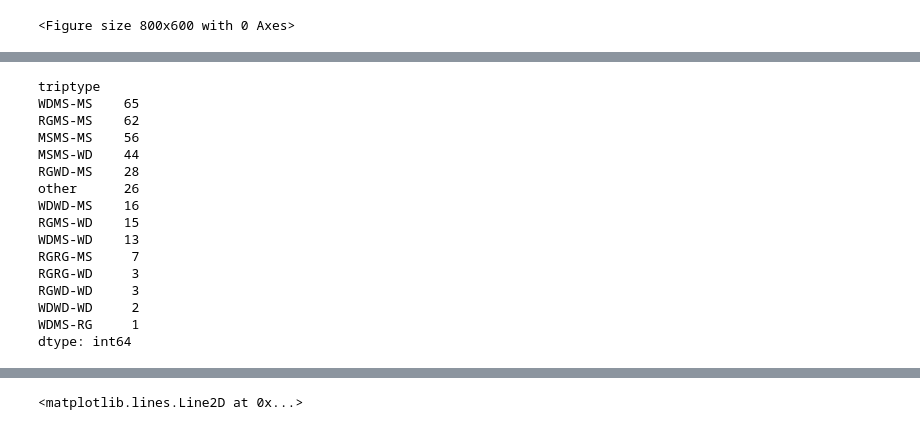
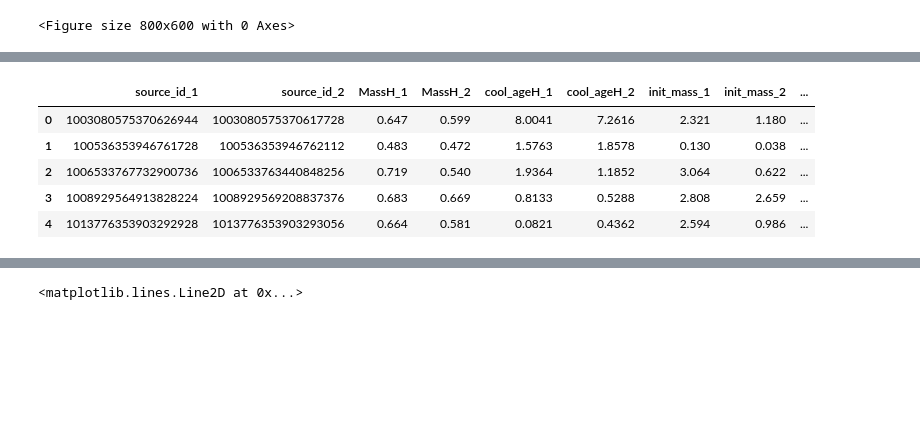
Before and after one commit to cheyanneshariat/OSPE_Scripts, a Jupyter notebook: WD_Mergers.ipynb, the cells around one changed output, grey strips where cells are left out. Saved outputs shown, nothing was run; the diff lists cells and outputs as text; code cells hidden in the pictures; blank space fills up the shorter version.

```diff
--- a/WD_Mergers.ipynb
+++ b/WD_Mergers.ipynb
@@ -72,19 +68,15 @@ wdwd_after_merger0 = pd.concat( [m1_merged_df0.query("startype2 == 'WD' and star
-# %%
-m2_merged_df1.value_counts('triptype')
-# %% [output]
-triptype
-WDMS-MS    65
-RGMS-MS    62
-MSMS-MS    56
-MSMS-WD    44
-RGWD-MS    28
-other      26
-WDWD-MS    16
-RGMS-WD    15
-WDMS-WD    13
-RGRG-MS     7
-RGRG-WD     3
-RGWD-WD     3
-WDWD-WD     2
-WDMS-RG     1
-dtype: int64
+# %%
+binaries_WDWD = pd.read_csv(pickle_PATH + 'Table_A1.csv')[['source_id_1', 'source_id_2', 'MassH_1', 'MassH_2', 'cool_ageH_1', 'cool_ageH_2',
+                                                           'init_mass_1', 'init_mass_2','tot_age_1', 'tot_age_2', 'sep_AU', 'R_chance_align',
+                                                           'e_MassH_upper_1', 'e_MassH_lower_1', 'e_cool_ageH_upper_1', 'e_cool_ageH_lower_1',
+                                                           'e_init_mass_upper_1', 'e_init_mass_lower_1', 'e_tot_age_upper_1', 'e_tot_age_lower_1',
+                                                           'e_MassH_upper_2', 'e_MassH_lower_2', 'e_cool_ageH_upper_2', 'e_cool_ageH_lower_2',
+                                                           'e_init_mass_upper_2', 'e_init_mass_lower_2', 'e_tot_age_upper_2', 'e_tot_age_lower_2']]
+binaries_WDWD.head()
+# %% [output]
+|  | source_id_1 | source_id_2 | MassH_1 | MassH_2 | cool_ageH_1 | cool_ageH_2 | init_mass_1 | init_mass_2 | ... |
+| 0 | 1003080575370626944 | 1003080575370617728 | 0.647 | 0.599 | 8.0041 | 7.2616 | 2.321 | 1.180 | ... |
+| 1 | 100536353946761728 | 100536353946762112 | 0.483 | 0.472 | 1.5763 | 1.8578 | 0.130 | 0.038 | ... |
+| 2 | 1006533767732900736 | 1006533763440848256 | 0.719 | 0.540 | 1.9364 | 1.1852 | 3.064 | 0.622 | ... |
+| 3 | 1008929564913828224 | 1008929569208837376 | 0.683 | 0.669 | 0.8133 | 0.5288 | 2.808 | 2.659 | ... |
+| 4 | 1013776353903292928 | 1013776353903293056 | 0.664 | 0.581 | 0.0821 | 0.4362 | 2.594 | 0.986 | ... |
```
Also changed, not shown: parts of 2 cells of this notebook, 2 other files.
